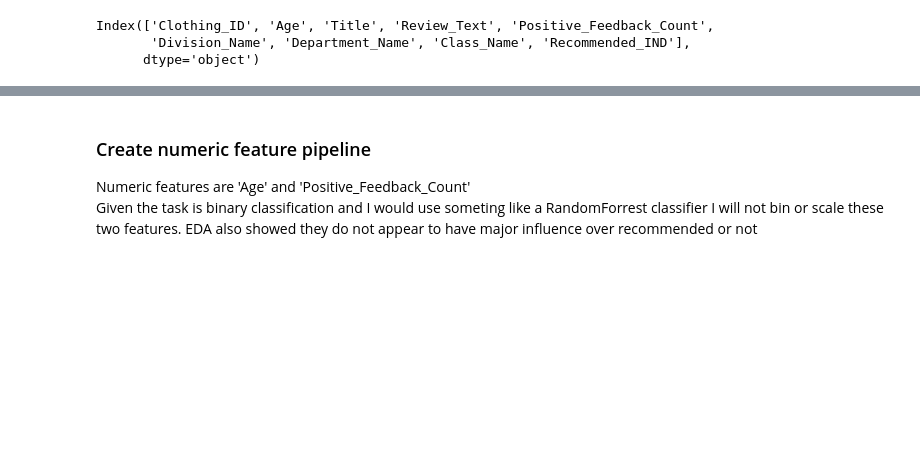
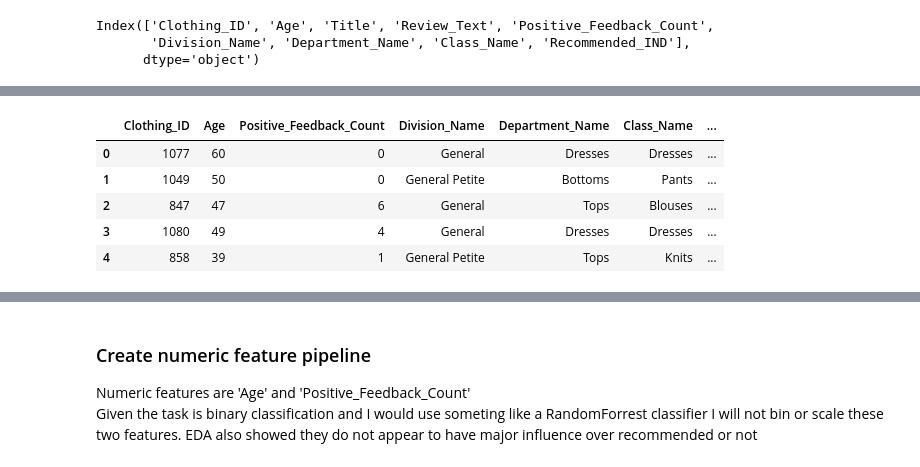
Before and after one commit to SA-Sean/dsnd-Pipeline-FashionReviewClassifier, a Jupyter notebook: Fashion_prediction_pipeline.ipynb, the cells around one changed output, grey strips where cells are left out. Drawn from its saved outputs; the diff is of its cells as text; code cells hidden in the pictures; blank space fills up the shorter version.

```diff
--- a/Fashion_prediction_pipeline.ipynb
+++ b/Fashion_prediction_pipeline.ipynb
@@ -610,6 +610,8 @@ df = data.copy()
 # ensure feature names do not contain leading or trailing spaces, change spaces to underscore
 df.columns = df.columns.str.strip().str.replace(' ','_')
 display(df.columns)
+
+df = df.reset_index(drop=True)
 # %% [output]
 Index(['Clothing_ID', 'Age', 'Title', 'Review_Text', 'Positive_Feedback_Count',
        'Division_Name', 'Department_Name', 'Class_Name', 'Recommended_IND'],
@@ -616,0 +712,14 @@ Index(['Clothing_ID', 'Age', 'Title', 'Review_Text', 'Positive_Feedback_Count',
+# %%
+# concatenate Title and Review text features
+df['Title__Review'] = df['Title'] + '__' + df['Review_Text']
+
+df.drop(columns=['Title', 'Review_Text'], inplace=True)
+
+display(df.head())
+# %% [output]
+|  | Clothing_ID | Age | Positive_Feedback_Count | Division_Name | Department_Name | Class_Name | ... |
+| 0 | 1077 | 60 | 0 | General | Dresses | Dresses | ... |
+| 1 | 1049 | 50 | 0 | General Petite | Bottoms | Pants | ... |
+| 2 | 847 | 47 | 6 | General | Tops | Blouses | ... |
+| 3 | 1080 | 49 | 4 | General | Dresses | Dresses | ... |
+| 4 | 858 | 39 | 1 | General Petite | Tops | Knits | ... |
```
Also changed, not shown: parts of 33 cells of this notebook, 1 other file.
